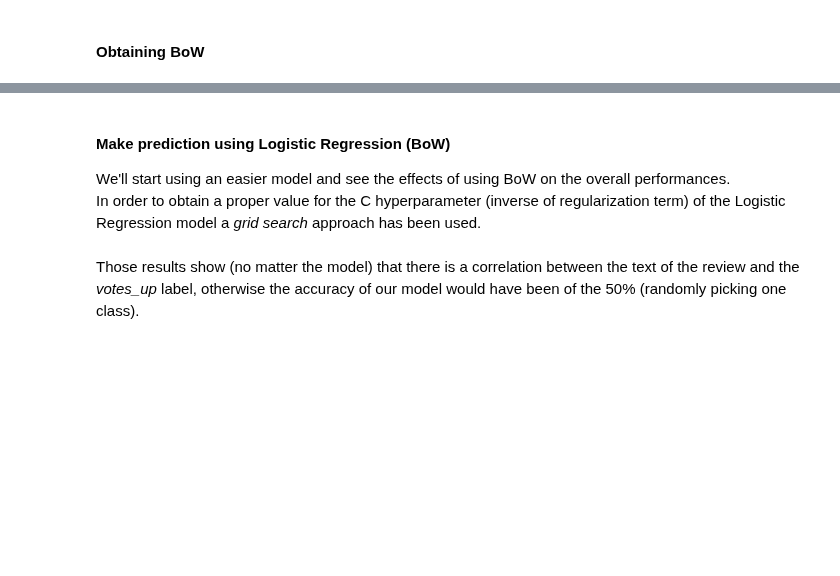
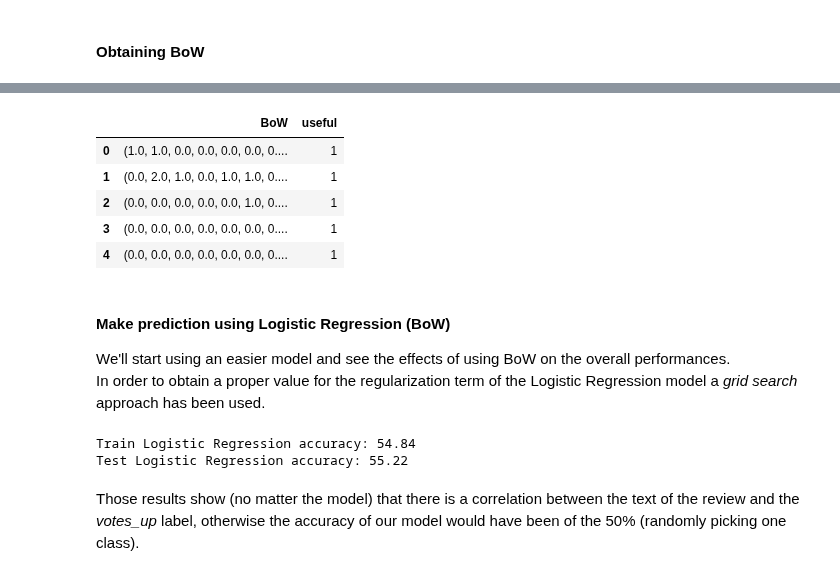
Before and after one commit to Amatofrancesco99/dsbda2022, a Jupyter notebook: notebooks/hypotheses/distributed/5th.ipynb, the cells around one changed output, grey strips where cells are left out. Saved outputs shown, nothing was run; the diff lists cells and outputs as text; code cells hidden in the pictures; blank space fills up the shorter version.

Commit message:
Added logistic regression, that works with just BoW as feature vector

```diff
--- a/notebooks/hypotheses/distributed/5th.ipynb
+++ b/notebooks/hypotheses/distributed/5th.ipynb
@@ -37,7 +35,7 @@ If the overall accuracy of that simple model is good enough we'll stop consideri
 # %%
 # Define the schema for the base reviews dataset
 base_reviews_schema = StructType([
-    #StructField('base_review_id', LongType(), True), !REMOVE THIS COMMENT!
+    StructField('base_review_id', LongType(), True),
     StructField('steamid', LongType(), True),
     StructField('appid', LongType(), True),
     StructField('voted_up', BooleanType(), True),
@@ -163,40 +158,35 @@ featurizedData[['review', 'cleaned_review', 'review_words', 'no_stop_words', 'st
 | 3 | Were we all started.. | were we all started | [were, we, all, started] | [started] | [start] | (0.0, 0.0, 0.0, 0.0, 0.0, 0.0, 0.... | 26 | 1 |
 | 4 | I wish I grew up playing this, no... | i wish i grew up playing this not... | [i, wish, i, grew, up, playing, t... | [wish, grew, playing, global, off... | [wish, grew, play, global, offens] | (0.0, 0.0, 0.0, 0.0, 0.0, 0.0, 0.... | 12 | 1 |
 # %%
-# Obtain input
-X = featurizedData.select('BoW')
-
 # Split the dataframe in two - train & test
 df = featurizedData[['BoW', 'useful']]
 trainDF, testDF = df.randomSplit([0.9, 0.1], 0)
+df.limit(5).toPandas()
+# %% [output]
+|  | BoW | useful |
+| 0 | (1.0, 1.0, 0.0, 0.0, 0.0, 0.0, 0.... | 1 |
+| 1 | (0.0, 2.0, 1.0, 0.0, 1.0, 1.0, 0.... | 1 |
+| 2 | (0.0, 0.0, 0.0, 0.0, 0.0, 1.0, 0.... | 1 |
+| 3 | (0.0, 0.0, 0.0, 0.0, 0.0, 0.0, 0.... | 1 |
+| 4 | (0.0, 0.0, 0.0, 0.0, 0.0, 0.0, 0.... | 1 |
 # %% [markdown]
 #### Make prediction using Logistic Regression (BoW)
 
 We'll start using an easier model and see the effects of using BoW on the overall performances. <br>
-In order to obtain a proper value for the C hyperparameter (inverse of regularization term) of the Logistic Regression model a *grid search* approach has been used.
+In order to obtain a proper value for the regularization term of the Logistic Regression model a *grid search* approach has been used.
 # %%
 # Create an instance of LogisticRegression classifier
-lr = LogisticRegression(featuresCol='BoW', labelCol='useful', predictionCol='prediction')
+lr = LogisticRegression(featuresCol='BoW', labelCol='useful', regParam=30)
 
-# Set hyperparameters
-paramGrid_lr = ParamGridBuilder() \
-    .addGrid(lr.regParam, np.linspace(0.3, 0.01, 10)) \
-    .build()
-
-# Model evaluation
-crossval_lr = CrossValidator(estimator=lr,
-                          estimatorParamMaps=paramGrid_lr,
-                          evaluator=BinaryClassificationEvaluator(),
-                          numFolds= 5)
-
-# Fit and select the model
-cvModel_lr = crossval_lr.fit(trainDF)
-lr_model = cvModel_lr.bestModel.summary
+# Fit the model
+lr_model = lr.fit(trainDF)
 
 # Show accuracy
-my_mc_lr = BinaryClassificationEvaluator(labelCol='useful', predictionCol='prediction', metricName='accuracy')
-print("Train Logistic Regression accuracy: %.2f" % (my_mc_lr.evaluate(lr_model.predictions)) * 100)
-print("Test Logistic Regression accuracy: %.2f" % (my_mc_lr.evaluate(cvModel_lr.transform(testDF)) * 100))
+print(f"Train Logistic Regression accuracy: {(lr_model.evaluate(trainDF).accuracy) * 100:.2f}")
+print(f"Test Logistic Regression accuracy: {(lr_model.evaluate(testDF).accuracy) * 100:.2f}")
+# %% [output]
+Train Logistic Regression accuracy: 54.84
+Test Logistic Regression accuracy: 55.22
 # %% [markdown]
 Those results show (no matter the model) that there is a correlation between the text of the review and the *votes_up* label, otherwise the accuracy of our model would have been of the 50% (randomly picking one class). <br>
 # %% [markdown]
```
Also changed, not shown: parts of 3 cells of this notebook.
